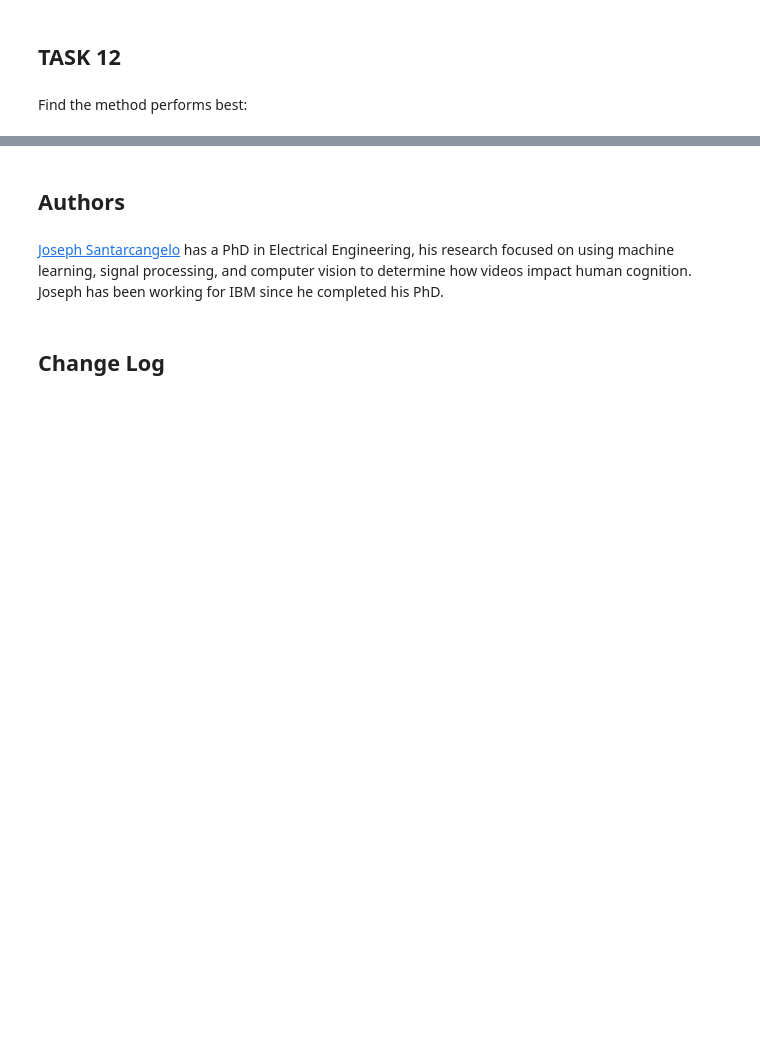
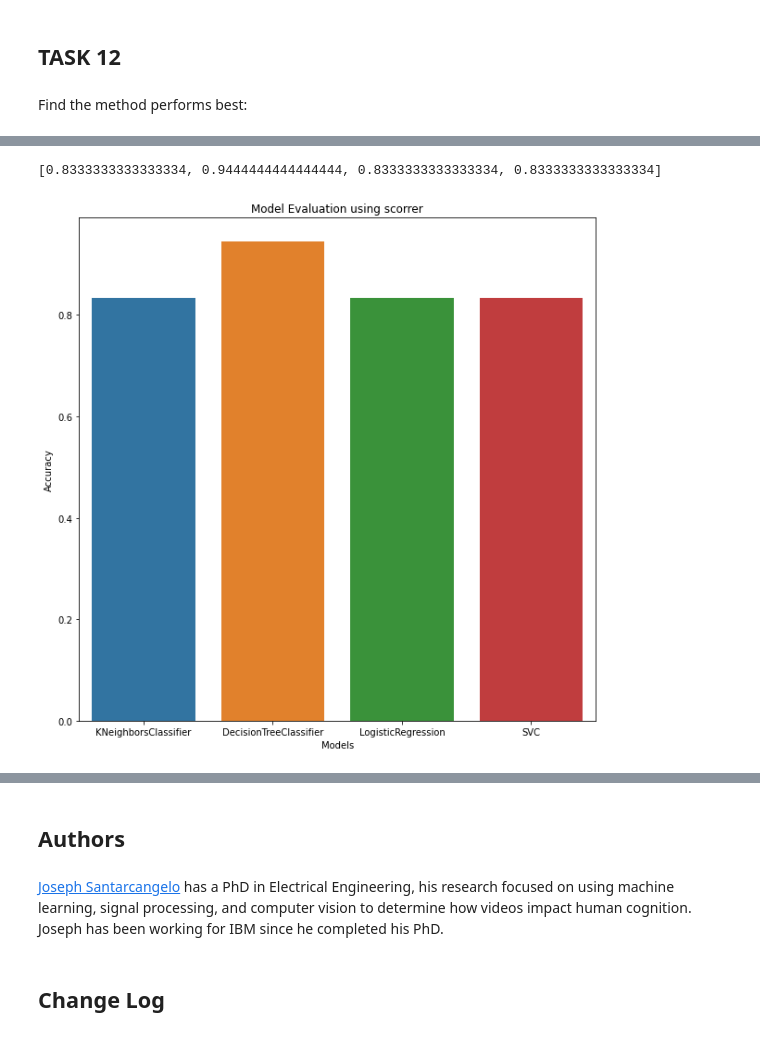
Before and after one commit to Aryan-909/SpaceX_Analysis_project, a Jupyter notebook: Predictive Analysis.ipynb, the cells around one changed output, grey strips where cells are left out. Saved outputs shown, nothing was run; the diff lists cells and outputs as text; code cells hidden in the pictures; blank space fills up the shorter version.

Commit message:
Added Bar charts to show the best classifier

```diff
--- a/Predictive Analysis.ipynb
+++ b/Predictive Analysis.ipynb
@@ -394,0 +404,19 @@ Find the method performs best:
+# %%
+def bar_model_chart(models,y_test,X_test,scorrer):
+
+    accs = [scorrer(y_test, m.predict(X_test)) for m in models]
+    print(accs)
+    x = [str(m.estimator)[:-2] for m in models]
+    plt.figure(figsize = (10,10))
+    sns.barplot(x = x, y = accs,)
+    plt.xlabel('Models')
+    plt.ylabel('Accuracy')
+    plt.title(f'Model Evaluation using scorrer')
+    plt.show()
+# %%
+mod = [knn_cv,tree_cv,logreg_cv,svm_cv]
+# %%
+bar_model_chart(mod,Y_test, X_test, accuracy_score)
+# %% [output]
+[0.8333333333333334, 0.9444444444444444, 0.8333333333333334, 0.8333333333333334]
+[figure, added]
```
Also changed, not shown: parts of 12 cells of this notebook.
